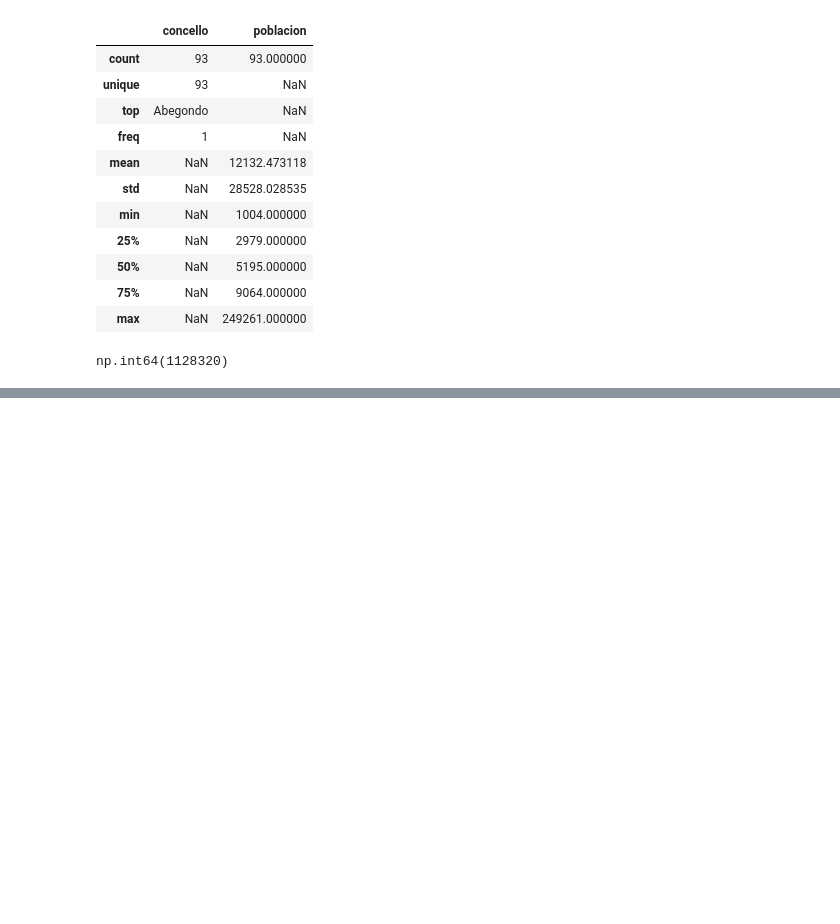
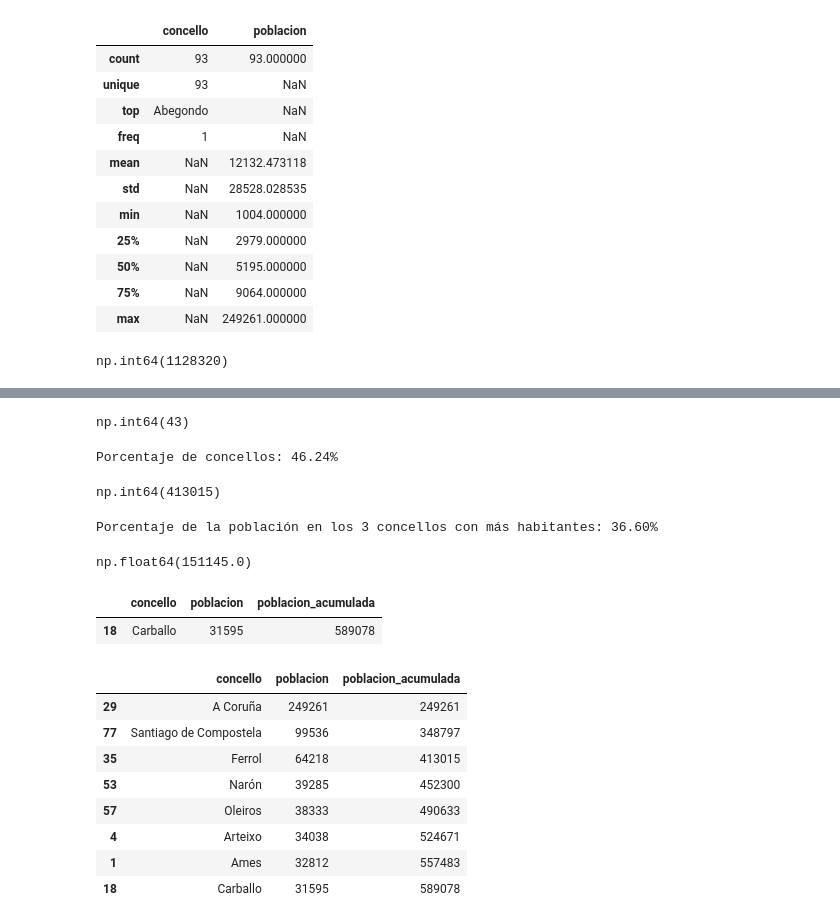
Before and after one commit to carolinamesacurso/E4_Concellos, a Jupyter notebook: notebooks/scrapping_concellos.ipynb, the cells around one changed output, grey strips where cells are left out. Drawn from its saved outputs; the diff is of its cells as text; code cells hidden in the pictures; blank space fills up the shorter version.

```diff
--- a/notebooks/scrapping_concellos.ipynb
+++ b/notebooks/scrapping_concellos.ipynb
@@ -282,0 +371,58 @@ np.int64(1128320)
+# %%
+menos5000=municipios[municipios["poblacion"] < 5000]["poblacion"].count()
+menos5000
+# %% [output]
+np.int64(43)
+# %%
+porcentaje = (menos5000 / municipios.shape[0]) * 100
+
+print(f"Porcentaje de concellos: {porcentaje:.2f}%")
+# %% [output]
+Porcentaje de concellos: 46.24%
+# %%
+poblaciontotal3=municipios.sort_values("poblacion", ascending=False)["poblacion"][0:3].sum()
+poblaciontotal3
+# %% [output]
+np.int64(413015)
+# %%
+porcentaje3=(poblaciontotal3 / municipios["poblacion"].sum()) * 100
+print(f"Porcentaje de la población en los 3 concellos con más habitantes: {porcentaje3:.2f}%")
+# %% [output]
+Porcentaje de la población en los 3 concellos con más habitantes: 36.60%
+# %%
+mitad_poblacion = municipios["poblacion"].sum() / 2
+poblacionCalculada=mitad_poblacion -poblaciontotal3
+poblacionCalculada #nos faltarían esta cantidad de habitantes para llegar a la mitad de la población de la provincia
+# %% [output]
+np.float64(151145.0)
+# %%
+municipios_ordenados = municipios.sort_values(
+    "poblacion", ascending=False
+)
+# %%
+municipios_ordenados["poblacion_acumulada"] = municipios_ordenados["poblacion"].cumsum()
+# %%
+municipiosascumulados=municipios_ordenados[
+    municipios_ordenados["poblacion_acumulada"] >= mitad_poblacion
+].head(1)
+municipiosascumulados
+# %% [output]
+|  | concello | poblacion | poblacion_acumulada |
+| 18 | Carballo | 31595 | 589078 |
+# %%
+concellos_necesarios = (
+    municipios_ordenados["poblacion_acumulada"] < mitad_poblacion
+).sum() + 1
+
+concellos_necesarios
+municipios_ordenados.head(concellos_necesarios)
+# %% [output]
+|  | concello | poblacion | poblacion_acumulada |
+| 29 | A Coruña | 249261 | 249261 |
+| 77 | Santiago de Compostela | 99536 | 348797 |
+| 35 | Ferrol | 64218 | 413015 |
+| 53 | Narón | 39285 | 452300 |
+| 57 | Oleiros | 38333 | 490633 |
+| 4 | Arteixo | 34038 | 524671 |
+| 1 | Ames | 32812 | 557483 |
+| 18 | Carballo | 31595 | 589078 |
```
Also changed, not shown: parts of 14 cells of this notebook, 3 other files.
